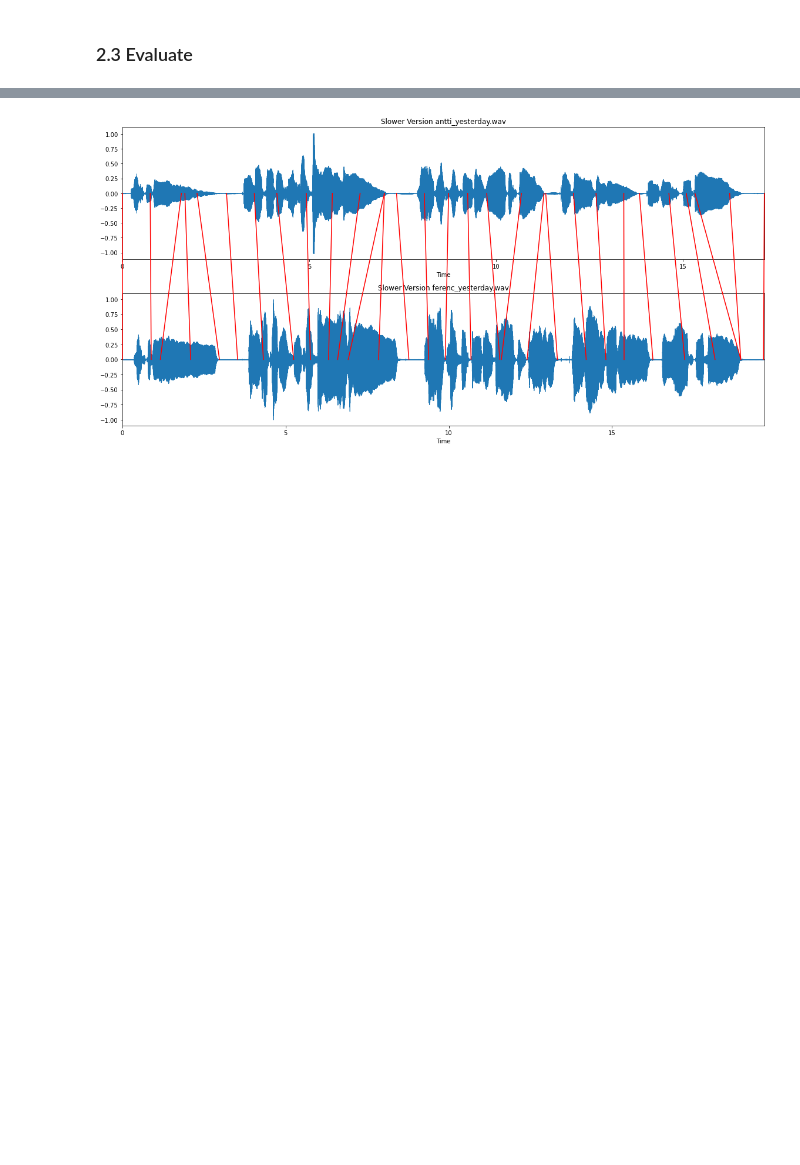
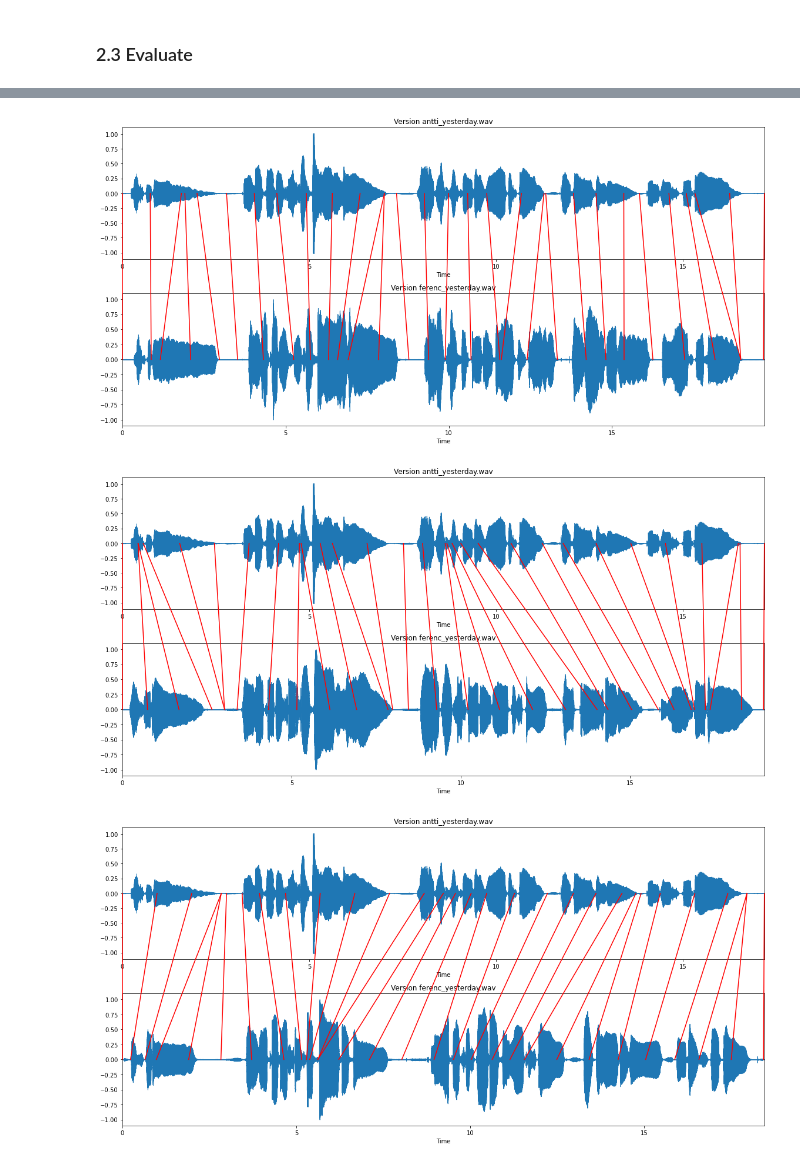
Before and after one commit to chumvan/music_synchronization, a Jupyter notebook: src/project.ipynb, the cells around one changed output, grey strips where cells are left out. Drawn from its saved outputs; the diff is of its cells as text; code cells hidden in the pictures; blank space fills up the shorter version.

```diff
--- a/src/project.ipynb
+++ b/src/project.ipynb
@@ -179,52 +162,40 @@ coord_outi = []
+# %%
+coord_antti = [[], [], []]
+coord_other = [[], [], []]
 # %%
-# Plot audio1
-fig, (ax1, ax2) = plt.subplots(2, 1, figsize=(16, 8))
-librosa.display.waveplot(audio[0], sr=fs, ax=ax1)
-ax1.set(title='Slower Version '+str(files[0]))
+for i,a in enumerate(audio[1:]):
+    print(i)
+    # Plot audio1
+    fig, (ax1, ax2) = plt.subplots(2, 1, figsize=(16, 8))
+    librosa.display.waveplot(audio[0], sr=fs, ax=ax1)
+    ax1.set(title='Version '+str(files[0]))
 
-# Plot audio2
-librosa.display.waveplot(audio[1], sr=fs, ax=ax2)
-ax2.set(title='Slower Version '+str(files[1]))
-plt.tight_layout()
+    # Plot audio2
+    librosa.display.waveplot(audio[i+1], sr=fs, ax=ax2)
+    ax2.set(title='Version '+str(files[1]))
+    plt.tight_layout()
 
-# # Plot audio3
-# librosa.display.waveplot(audio[2], sr=fs, ax=ax2)
-# ax2.set(title='Slower Version '+str(files[2]))
-# plt.tight_layout()
+    trans_figure = fig.transFigure.inverted()
+    lines = []
+    arrows = 30
+    points_idx = np.int16(np.round(np.linspace(0, wp[i].shape[0] - 1, arrows)))
 
-# # Plot audio4
-# librosa.display.waveplot(audio[3], sr=fs, ax=ax2)
-# ax2.set(title='Slower Version '+str(files[3]))
-# plt.tight_layout()
+    for tp1, tp2 in wp[i][points_idx] * hop_length / fs:
+        # get position on axis for a given index-pair
+        #print([tp1, 0],[tp2, 0]) #same points
 
-trans_figure = fig.transFigure.inverted()
-lines = []
+        coord1 = trans_figure.transform(ax1.transData.transform([tp1, 0]))
+        coord2 = trans_figure.transform(ax2.transData.transform([tp2, 0]))
+        coord_antti[i].insert(0, tp1)
+        coord_other[i].insert(0, tp2)
 
+        # draw a line
+        line = matplotlib.lines.Line2D((coord1[0], coord2[0]),
+                                       (coord1[1], coord2[1]),
+                                       transform=fig.transFigure,
+                                       color='r')
+        lines.append(line)
 
-arrows = 30
-points_idx = np.int16(np.round(np.linspace(0, wp[0].shape[0] - 1, arrows)))
-
-
-for tp1, tp2 in wp[0][points_idx] * hop_length / fs:
-    # get position on axis for a given index-pair
-    #print([tp1, 0],[tp2, 0]) #same points
-    #print([tp1, 0],[tp2, 0])
-    coord1 = trans_figure.transform(ax1.transData.transform([tp1, 0]))
-    coord2 = trans_figure.transform(ax2.transData.transform([tp2, 0]))
-    coord_antti.insert(0, tp1)
-    coord_ferenc.insert(0, tp2)
-#     coord_antti2.insert(0, tp1)
-#     coord_johanna.insert(0, tp2)
-#     coord_antti3.insert(0, tp1)
-#     coord_outi.insert(0, tp2)
-
-    # draw a line
-    line = matplotlib.lines.Line2D((coord1[0], coord2[0]),
-                                   (coord1[1], coord2[1]),
-                                   transform=fig.transFigure,
-                                   color='r')
-    lines.append(line)
-
-fig.lines = lines
-plt.tight_layout()
+    fig.lines = lines
+    plt.tight_layout()
 # %% [output]
@@ -231 +205,3 @@ plt.tight_layout()
-[figure, old version]
+[figure, new version]
+[figure, added]
+[figure, added]
```
Also changed, not shown: parts of 7 cells of this notebook.
